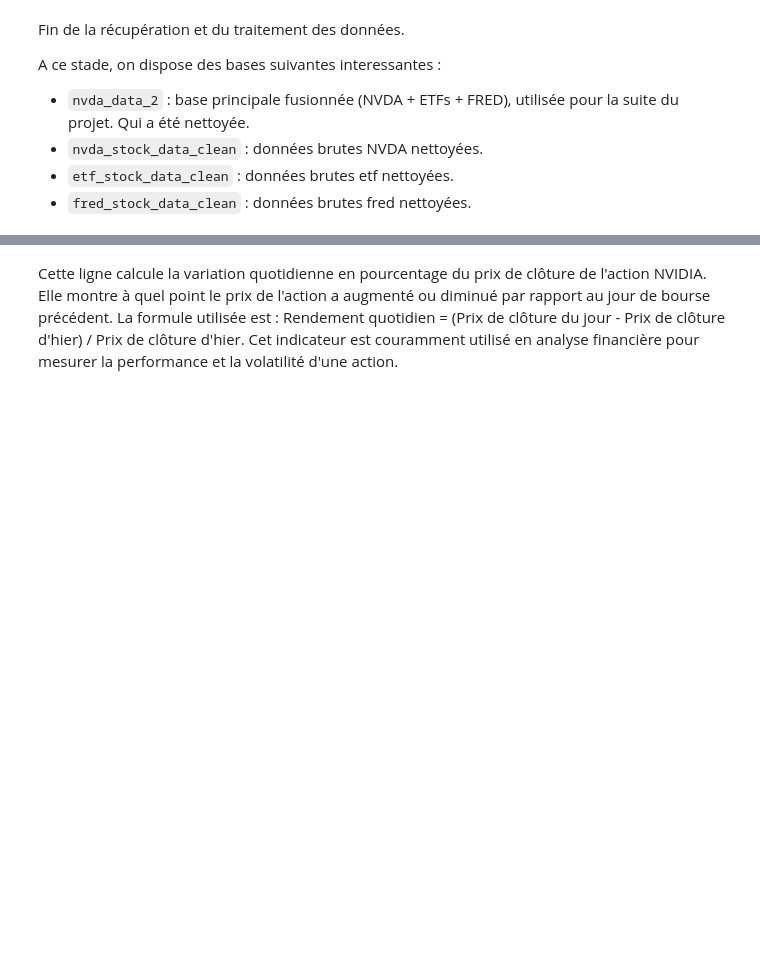
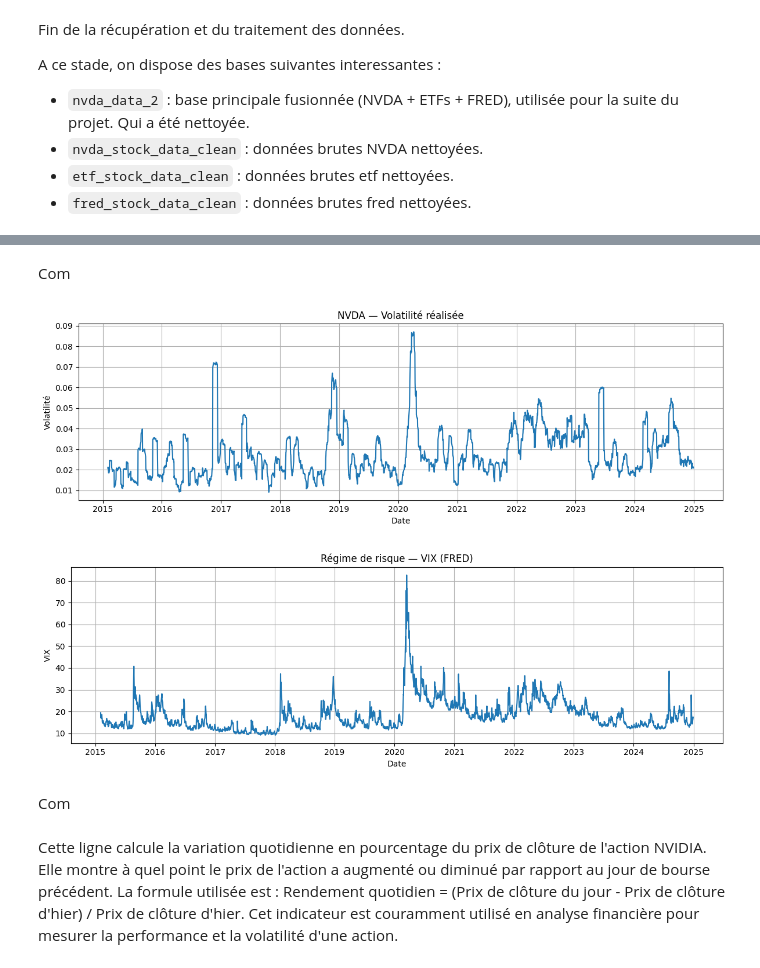
Before and after one commit to JoelKt29/Python-pour-la-data, a Jupyter notebook: Final copy.ipynb, the cells around one changed output, grey strips where cells are left out. Drawn from its saved outputs; the diff is of its cells as text; code cells hidden in the pictures; blank space fills up the shorter version.

```diff
--- a/Final copy.ipynb
+++ b/Final copy.ipynb
@@ -419,0 +423,14 @@ Dans cette section, nous explorons les tendances du cours de l'action NVIDIA, le
+# %%
+#Sécurisation (Date + tri)
+nvda_data_2["Date"] = pd.to_datetime(nvda_data_2["Date"])
+nvda_data_2 = nvda_data_2.sort_values("Date").reset_index(drop=True)
+
+#Vérification minimale
+required = {"Date", "Close_NVDA", "Volume_NVDA"}
+missing = required - set(nvda_data_2.columns)
+if missing:
+    raise ValueError(f"Colonnes manquantes dans nvda_data_2 : {missing}")
+
+#on copie une sous bdd pour ne pas toucher à la bdd principale
+#sert pour les graphiques uniqument centrés autour du cours de NVIDIA
+nvda_data = nvda_data_2[["Date", "Open_NVDA", "High_NVDA", "Low_NVDA", "Close_NVDA", "Volume_NVDA"]].copy()
@@ -420,3 +594,37 @@ Dans cette section, nous explorons les tendances du cours de l'action NVIDIA, le
+# %% [markdown]
+Com
+# %%
+#On aligne vol20 (NVDA-only) avec VIXCLS (FRED) via Date
+df_vix = nvda_data_2[["Date", "VIXCLS"]].copy() if "VIXCLS" in nvda_data_2.columns else None
+
+if df_vix is None:
+    print("VIXCLS non disponible dans nvda_data_2.")
+else:
+    df_vix["VIXCLS"] = pd.to_numeric(df_vix["VIXCLS"], errors="coerce")
+    df_plot = nvda_data[["Date", "vol20"]].merge(df_vix, on="Date", how="inner").dropna()
+
+    plt.figure(figsize=(12, 4))
+    plt.plot(df_plot["Date"], df_plot["vol20"], label="Volatilité réalisée NVDA (rolling 20j)")
+    plt.title("NVDA — Volatilité réalisée")
+    plt.xlabel("Date")
+    plt.ylabel("Volatilité")
+    plt.tight_layout()
+    plt.grid()
+    plt.show()
+
+    plt.figure(figsize=(12, 4))
+    plt.plot(df_plot["Date"], df_plot["VIXCLS"], label="VIX (VIXCLS)")
+    plt.title("Régime de risque — VIX (FRED)")
+    plt.xlabel("Date")
+    plt.ylabel("VIX")
+    plt.grid()
+    plt.tight_layout()
+    plt.show()
+# %% [output]
+[figure, added]
+[figure, added]
+# %% [markdown]
+Com
 # %%
 nvda_stock_data_clean["ret_NVDA"] = nvda_stock_data_clean["Close"].pct_change()
 # %% [markdown]
```
Also changed, not shown: parts of 16 cells of this notebook, 1 other file.
